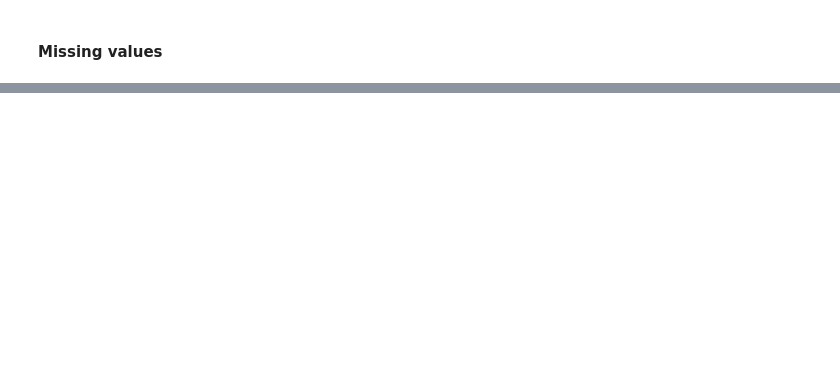
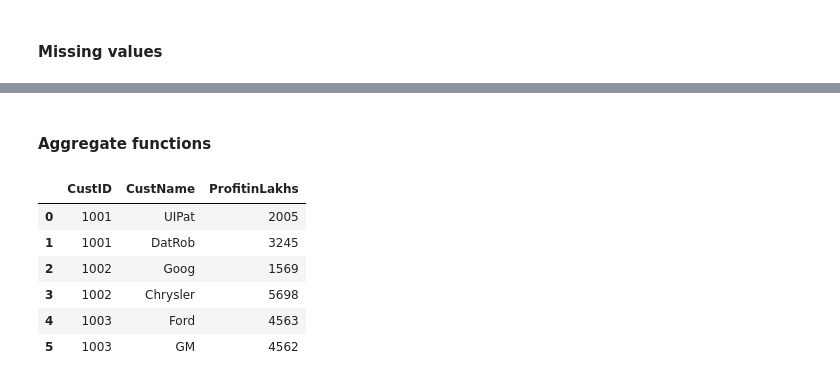
Before and after one commit to imhemantchaubey-zz/pandas-resources, a Jupyter notebook: pandas.ipynb, the cells around one changed output, grey strips where cells are left out. Saved outputs shown, nothing was run; the diff lists cells and outputs as text; code cells hidden in the pictures; blank space fills up the shorter version.

```diff
--- a/pandas.ipynb
+++ b/pandas.ipynb
@@ -182,0 +564,2 @@ dataframe['Cricket'].fillna(value=dataframe['Cricket'].mean())
+# %% [markdown]
+#### Aggregate functions
@@ -182,0 +574,10 @@ dataframe['Cricket'].fillna(value=dataframe['Cricket'].mean())
+# %%
+dataframe
+# %% [output]
+|  | CustID | CustName | ProfitinLakhs |
+| 0 | 1001 | UIPat | 2005 |
+| 1 | 1001 | DatRob | 3245 |
+| 2 | 1002 | Goog | 1569 |
+| 3 | 1002 | Chrysler | 5698 |
+| 4 | 1003 | Ford | 4563 |
+| 5 | 1003 | GM | 4562 |
```
Also changed, not shown: parts of 59 cells of this notebook.
